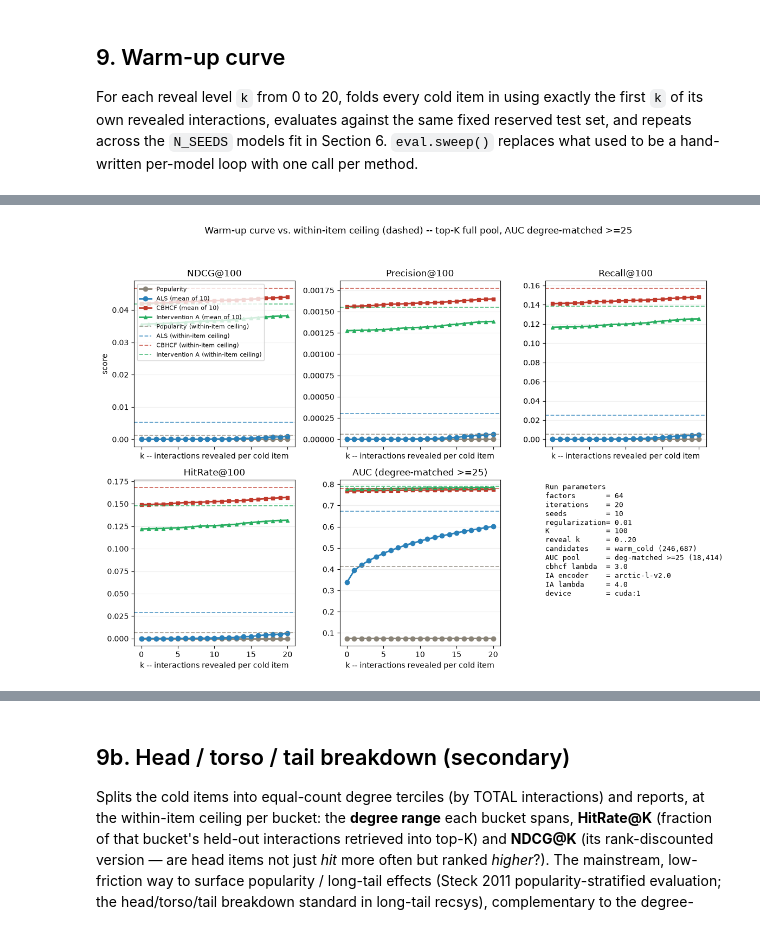
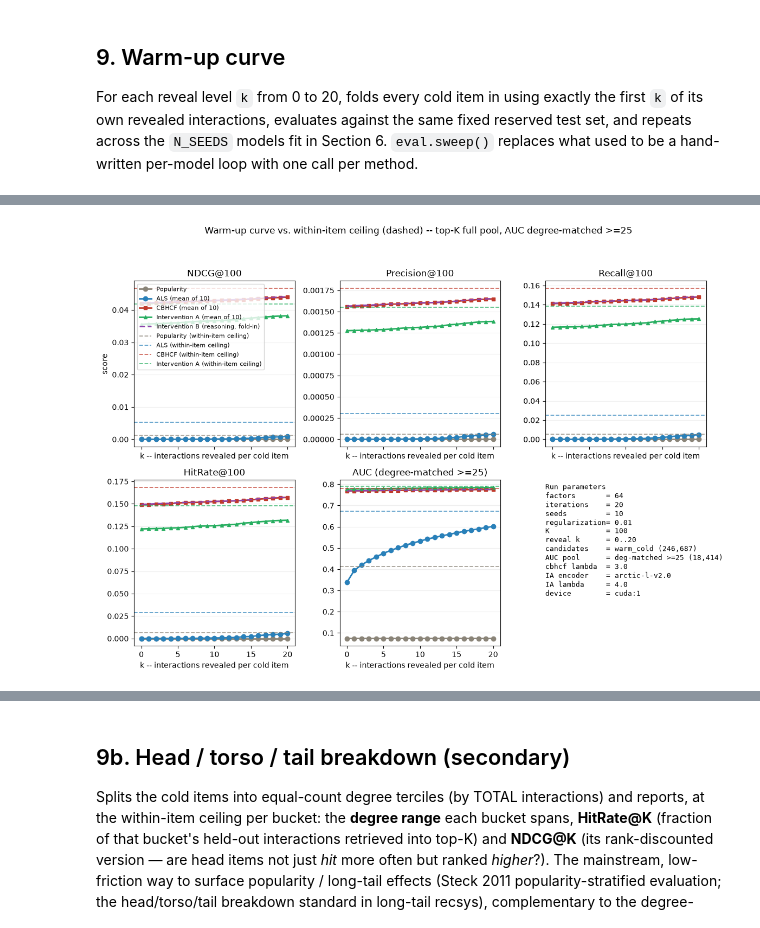
Before and after one commit to jessylan/llm-cold-start-recsys, a Jupyter notebook: notebooks/steel_thread.ipynb, the cells around one changed output, grey strips where cells are left out. Drawn from its saved outputs; the diff is of its cells as text; code cells hidden in the pictures.

Commit message:
Intervention B in steel thread

```diff
--- a/notebooks/steel_thread.ipynb
+++ b/notebooks/steel_thread.ipynb
@@ -84,7 +84,7 @@ WANDB_ENTITY_NAME = "mads-team-cold-start"
 WANDB_PROJECT_NAME = "llm-cold-start-recsys"
 RUN_TAG = time.strftime("%Y%m%d-%H%M%S")
 
-WANDB_ENABLED = False   # flip to False for a local run (disabled = no-op, nothing uploaded)
+WANDB_ENABLED = True   # flip to False for a local run (disabled = no-op, nothing uploaded)
 WANDB_MODE = "online" if WANDB_ENABLED else "disabled"
 # %% [output]
 python     3.12.13  (x86_64)
@@ -275,7 +275,28 @@ import json
 
 RUN_CBHCF = True            # False reproduces the pure-baseline run
 RUN_IA = True               # Intervention A -- sentence embeddings for the item's own prose
+RUN_IB = True               # Intervention B -- ColdLLM synthetic interactions, FOLD-IN ONLY
 CONTENT_CACHE_GPU = DEVICE  # build the Mode A content block with cuSPARSE SpMM (18x vs CPU)
+
+# Intervention B needs no LLM here. notebooks/intervention_b_coldllm.ipynb exports its selected
+# synthetic matrices keyed on this fingerprint; this notebook loads them and folds them in around
+# the CBHCF models it already built, so the arm costs one extra sweep and no fits.
+#
+# FOLD-IN ONLY, deliberately. The paper adds synthetic interactions to the training matrix and
+# refits, but ALS alternates over the whole matrix, so those pairs would perturb the USER factors
+# too -- and this notebook's entire premise is that user preferences are fit once, frozen, and
+# reused identically by every arm, with only the item's representation allowed to differ. Measured
+# in the source notebook, the two forms agree to five decimals, so nothing is lost by taking the
+# one that keeps the invariant.
+#
+# The `random` control travels with the LLM arms and is plotted beside them. Without it, a reader
+# sees Intervention B slightly above CBHCF and concludes the LLM produced that gap -- when a random
+# draw from the same candidate pool lands in very nearly the same place.
+IB_ARMS = ("reasoning", "random")     # LLM arm + its control; see the source notebook for all five
+IB_MAIN_ARM = "reasoning"             # the one plotted on the headline figure -- the best LLM arm
+# Both arms are computed and persisted; only IB_MAIN_ARM joins the main comparison, which is about
+# METHODS. The control is not a method, so it gets its own figure immediately after -- where the
+# question is not "how does Intervention B compare to CBHCF" but "how much of that gap is the LLM".
 
 # NOTHING here is chosen on this notebook's data. Field weights AND lambda for BOTH arms come from
 # ../outputs/hyperparams.json["steel_thread_config"], selected on the cold-item VALIDATION
@@ -935,6 +1024,14 @@ for i, (ax, metric) in enumerate(zip(axes, METRICS)):
         ax.plot(K_LEVELS, ia_mean, marker="^", markersize=5, linewidth=2,
                 color="#27ae60", label=show_label(f"Intervention A (mean of {N_SEEDS})"))
         ax.fill_between(K_LEVELS, ia_mean - ia_std, ia_mean + ia_std, color="#27ae60", alpha=0.15, linewidth=0)
+    if RUN_IB:
+        # Same CBHCF models, same content half -- only the fold-in input differs, so this is drawn
+        # dashed to read as a variant of the red CBHCF curve rather than as a separate method.
+        # Only the LLM arm appears here; its control has its own figure below, because a control is
+        # not a method and does not belong in a comparison of methods.
+        ax.plot(K_LEVELS, ib_curves[IB_MAIN_ARM][metric]["mean"], linestyle=(0, (4, 2)),
+                linewidth=1.8, color="#8e44ad",
+                label=show_label(f"Intervention B ({IB_MAIN_ARM}, fold-in)"))
     if RUN_POP:
         ax.axhline(pop_ref["mean"][metric], color="#8A8478", linestyle="--", linewidth=1.3, alpha=0.75,
                    label=show_label("Popularity (within-item ceiling)"))
@@ -979 +1076 @@ Wall time: 909 ms
-[figure, old version]
+[figure, new version]
```
Also changed, not shown: parts of 19 cells of this notebook.
